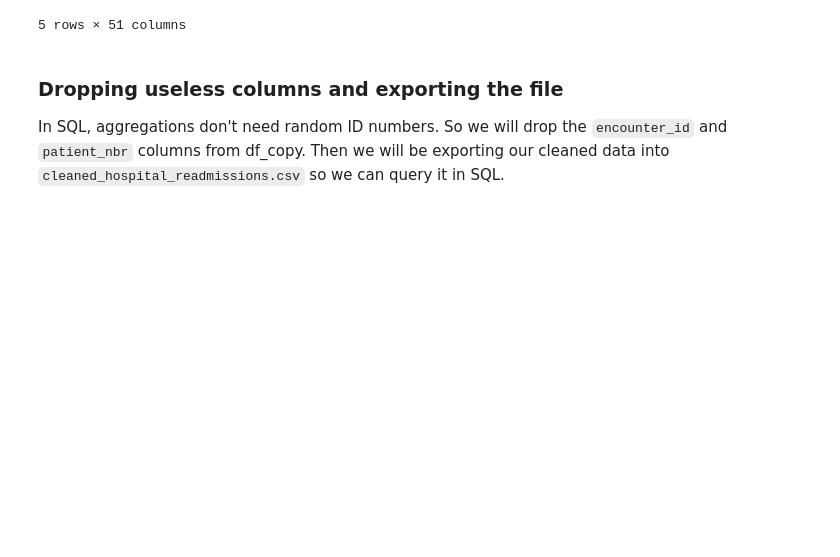
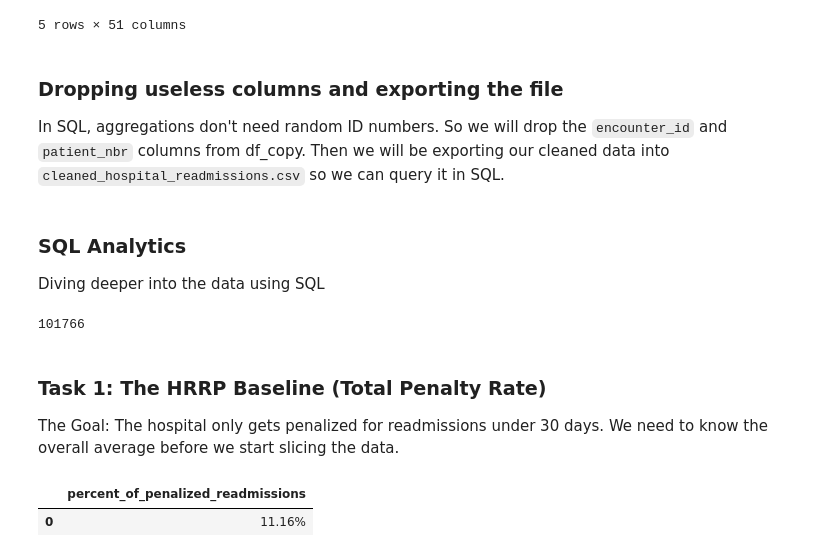
Before and after one commit to DoubleC8/Hospital-Readmission-Analytics, a Jupyter notebook: diabetes_hospital_readmission_analysis.ipynb, the cells around one changed output. Saved outputs shown, nothing was run; the diff lists cells and outputs as text; code cells hidden in the pictures; blank space fills up the shorter version.

Commit message:
finished exploratory analysis using SQL

```diff
--- a/diabetes_hospital_readmission_analysis.ipynb
+++ b/diabetes_hospital_readmission_analysis.ipynb
@@ -139,3 +139,31 @@ df_copy = df_copy.drop(columns=['encounter_id', 'patient_nbr'])
 df_copy.head()
 
 df_copy.to_csv('cleaned_hospital_readmissions.csv', index=False)
+# %% [markdown]
+### SQL Analytics
+Diving deeper into the data using SQL
+# %%
+import sqlite3
+
+# Creating a temp SQL database
+conn = sqlite3.connect('hospital_readmissions.db')
+
+# Loading cleaned dataframe into the SQL db
+df_copy.to_sql('patients', conn, if_exists='replace', index=False)
+# %% [output]
+101766
+# %% [markdown]
+### Task 1: The HRRP Baseline (Total Penalty Rate)
+The Goal: The hospital only gets penalized for readmissions under 30 days. We need to know the overall average before we start slicing the data.
+# %%
+query = """
+SELECT
+    (ROUND(AVG(target_readmitted) * 100, 2) || '%') AS percent_of_penalized_readmissions
+FROM
+    patients
+"""
+
+pd.read_sql(query, conn)
+# %% [output]
+|  | percent_of_penalized_readmissions |
+| 0 | 11.16% |
```
Also changed, not shown: parts of 6 cells of this notebook, 1 other file.
